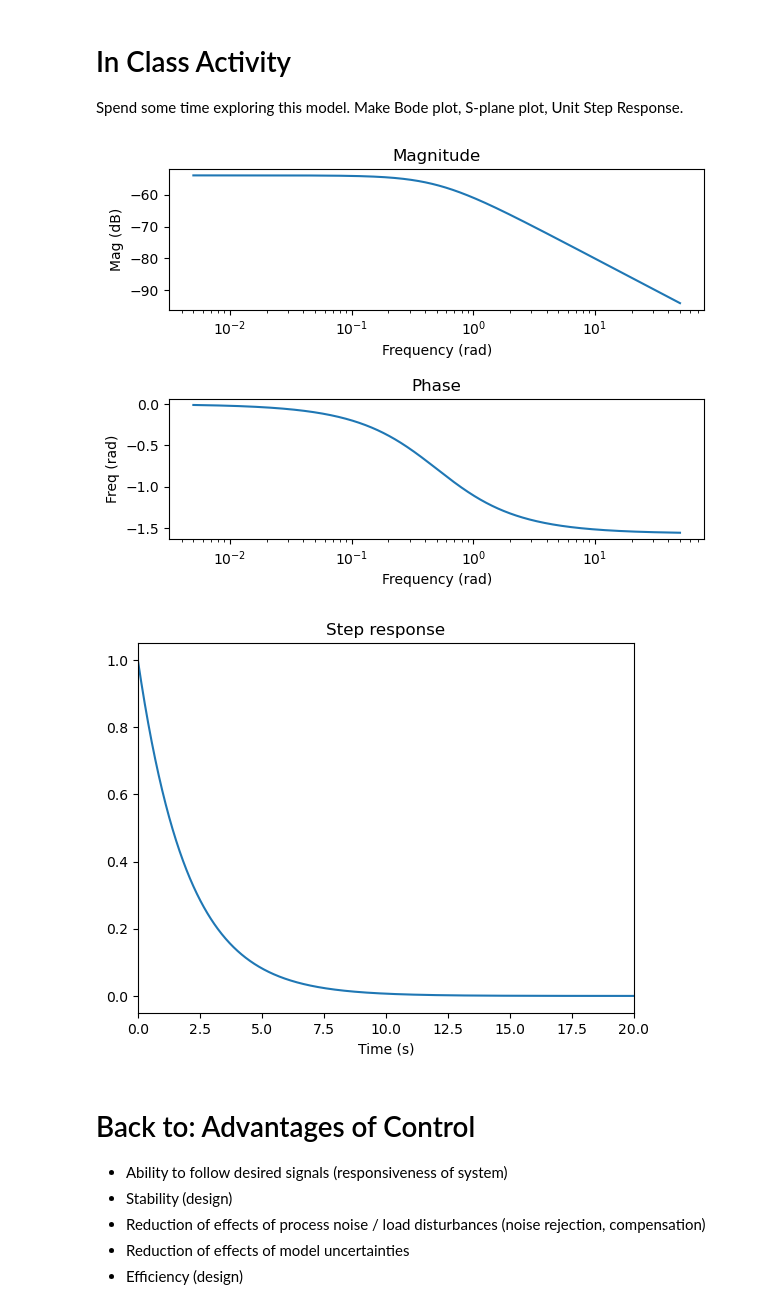
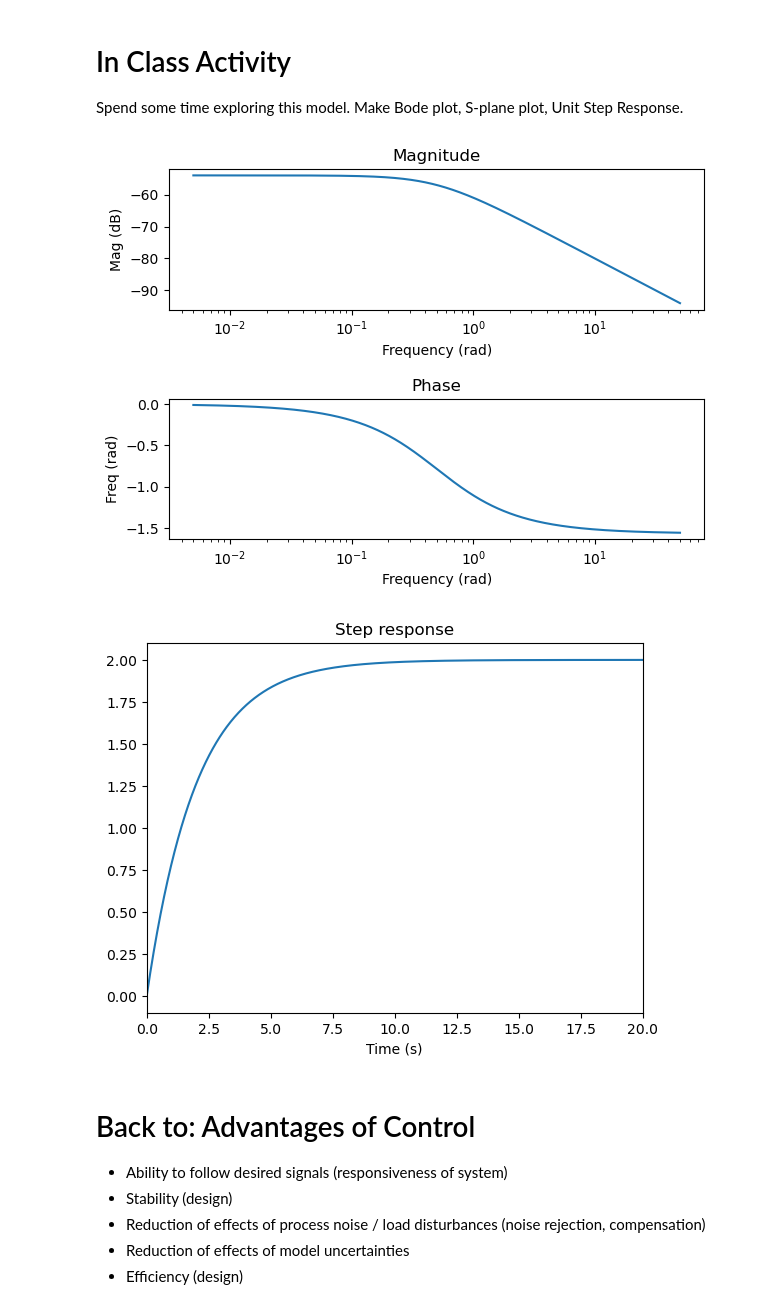
Before and after one commit to issam-akhtar/ENEL44-Unit-2---Intro-to-control, a Jupyter notebook: sensitivity function.ipynb, the cells around one changed output. Drawn from its saved outputs; the diff is of its cells as text; code cells hidden in the pictures.

```diff
--- a/sensitivity function.ipynb
+++ b/sensitivity function.ipynb
@@ -143,18 +143,19 @@ Spend some time exploring this model. Make Bode plot, S-plane plot, Unit Step Re
 # %%
 num = np.array([1])
 den = np.array([m, k])
+den_step = np.array([m, k, 0])
 
 N = 1000
 omega = eu.enel441_get_reasonable_freq_range(num, den, N)
 eu.enel441_bode_plot(num,den,omega)
 
 t = np.linspace(0,20,N)
-eu.enel441_step_response(num, den, t)
+eu.enel441_step_response(num, den_step, t)
 
 plt.show()
 # %% [output]
 [figure]
-[figure, old version]
+[figure, new version]
 # %% [markdown]
 # Back to: Advantages of Control
 
```
Also changed, not shown: parts of 42 cells of this notebook, 4 other files.
